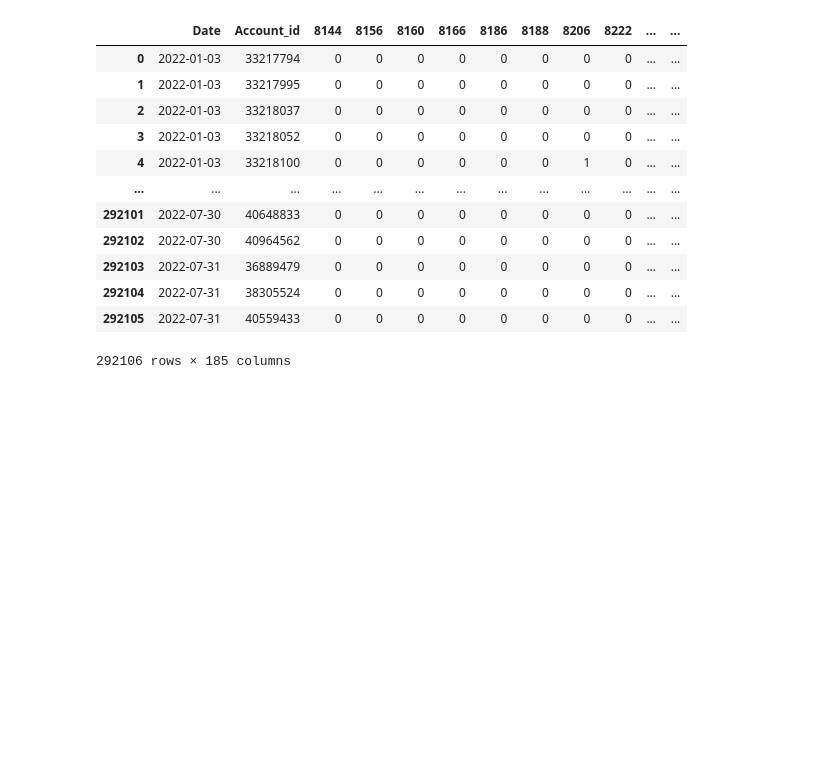
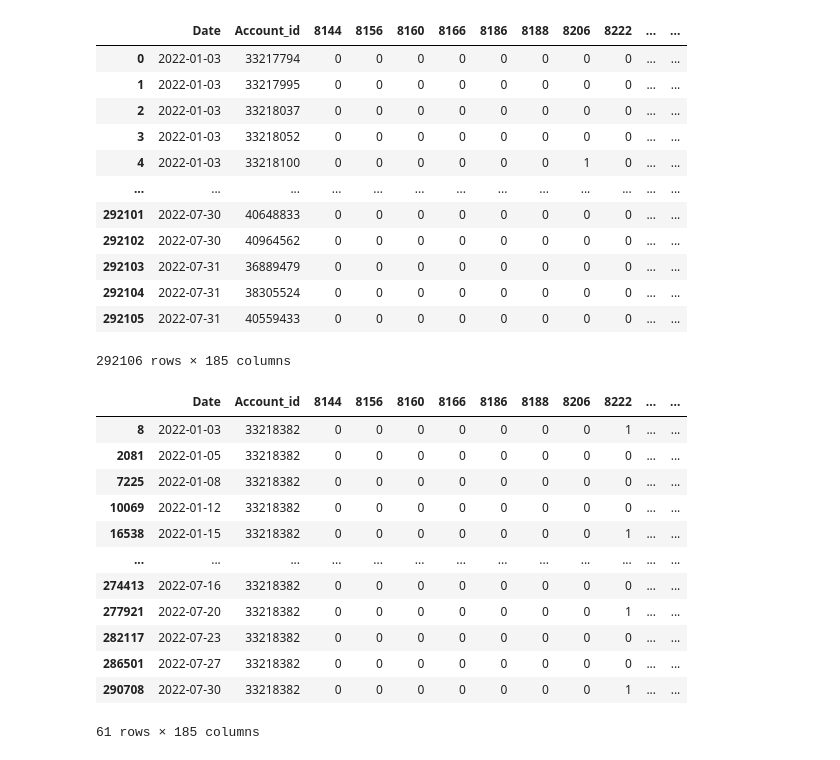
Before and after one commit to EliuthLoga/ABInBevAnalytics, a Jupyter notebook: com/analitics/DataDescriptionReport.ipynb, the cells around one changed output. Saved outputs shown, nothing was run; the diff lists cells and outputs as text; code cells hidden in the pictures; blank space fills up the shorter version.

```diff
--- a/com/analitics/DataDescriptionReport.ipynb
+++ b/com/analitics/DataDescriptionReport.ipynb
@@ -427,3 +524,19 @@ transactions_df
 | 292104 | 2022-07-31 | 38305524 | 0 | 0 | 0 | 0 | 0 | 0 | 0 | 0 | ... | ... |
 | 292105 | 2022-07-31 | 40559433 | 0 | 0 | 0 | 0 | 0 | 0 | 0 | 0 | ... | ... |
 292106 rows × 185 columns
+# %%
+transactions_df[transactions_df[ACCOUNT_ID] == 33218382]
+# %% [output]
+|  | Date | Account_id | 8144 | 8156 | 8160 | 8166 | 8186 | 8188 | 8206 | 8222 | ... | ... |
+| 8 | 2022-01-03 | 33218382 | 0 | 0 | 0 | 0 | 0 | 0 | 0 | 1 | ... | ... |
+| 2081 | 2022-01-05 | 33218382 | 0 | 0 | 0 | 0 | 0 | 0 | 0 | 0 | ... | ... |
+| 7225 | 2022-01-08 | 33218382 | 0 | 0 | 0 | 0 | 0 | 0 | 0 | 0 | ... | ... |
+| 10069 | 2022-01-12 | 33218382 | 0 | 0 | 0 | 0 | 0 | 0 | 0 | 0 | ... | ... |
+| 16538 | 2022-01-15 | 33218382 | 0 | 0 | 0 | 0 | 0 | 0 | 0 | 1 | ... | ... |
+| ... | ... | ... | ... | ... | ... | ... | ... | ... | ... | ... | ... | ... |
+| 274413 | 2022-07-16 | 33218382 | 0 | 0 | 0 | 0 | 0 | 0 | 0 | 0 | ... | ... |
+| 277921 | 2022-07-20 | 33218382 | 0 | 0 | 0 | 0 | 0 | 0 | 0 | 1 | ... | ... |
+| 282117 | 2022-07-23 | 33218382 | 0 | 0 | 0 | 0 | 0 | 0 | 0 | 0 | ... | ... |
+| 286501 | 2022-07-27 | 33218382 | 0 | 0 | 0 | 0 | 0 | 0 | 0 | 0 | ... | ... |
+| 290708 | 2022-07-30 | 33218382 | 0 | 0 | 0 | 0 | 0 | 0 | 0 | 1 | ... | ... |
+61 rows × 185 columns
```
Also changed, not shown: parts of 23 cells of this notebook.
